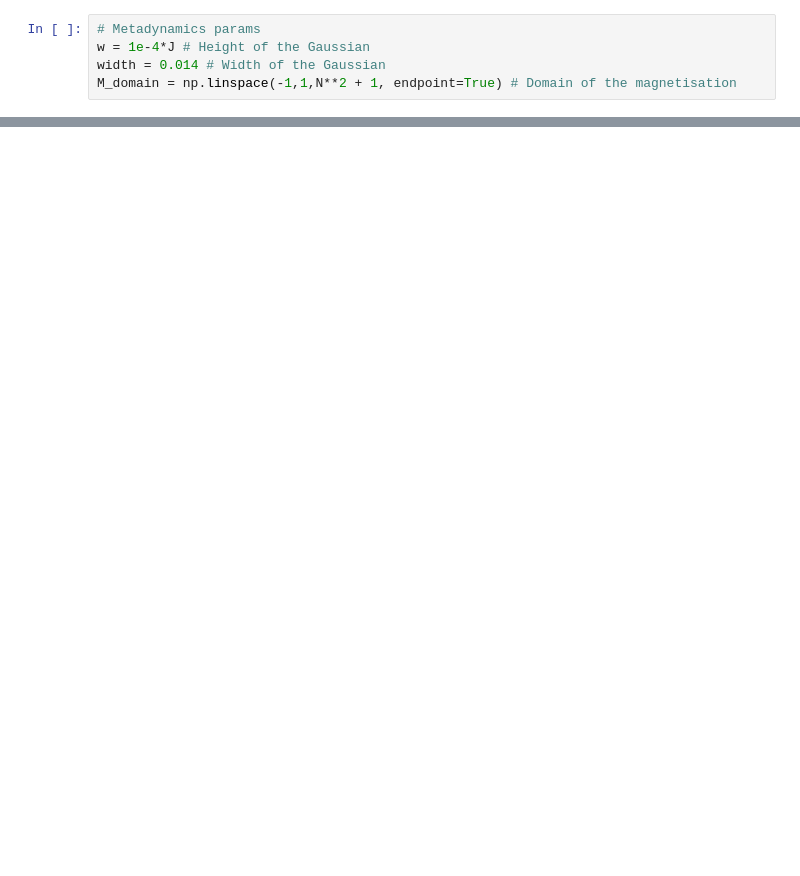
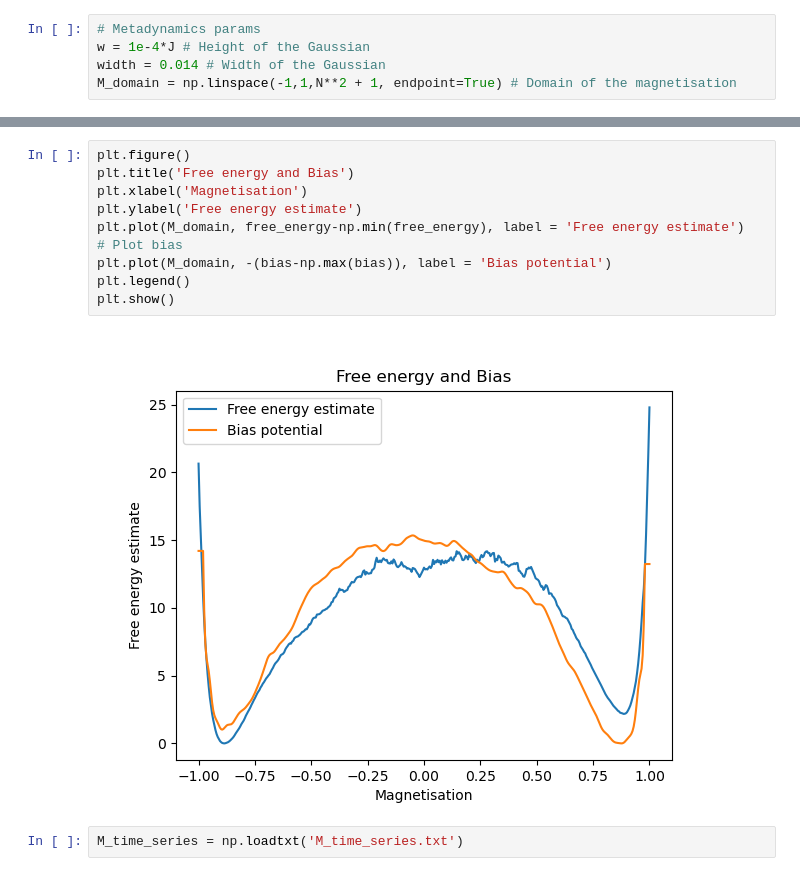
Before and after one commit to giusSacco/StatMech, a Jupyter notebook: Enhanched_sampling/Metadynamics.ipynb, the cells around one changed output, grey strips where cells are left out. Drawn from its saved outputs; the diff is of its cells as text; blank space fills up the shorter version.

```diff
--- a/Enhanched_sampling/Metadynamics.ipynb
+++ b/Enhanched_sampling/Metadynamics.ipynb
@@ -263,0 +258,14 @@ print(np.sum(H(spins_sam,J)))
+# %%
+plt.figure()
+plt.title('Free energy and Bias')
+plt.xlabel('Magnetisation')
+plt.ylabel('Free energy estimate')
+plt.plot(M_domain, free_energy-np.min(free_energy), label = 'Free energy estimate')
+# Plot bias
+plt.plot(M_domain, -(bias-np.max(bias)), label = 'Bias potential')
+plt.legend()
+plt.show()
+# %% [output]
+[figure, added]
+# %%
+M_time_series = np.loadtxt('M_time_series.txt')
```
Also changed, not shown: parts of 18 cells of this notebook.
